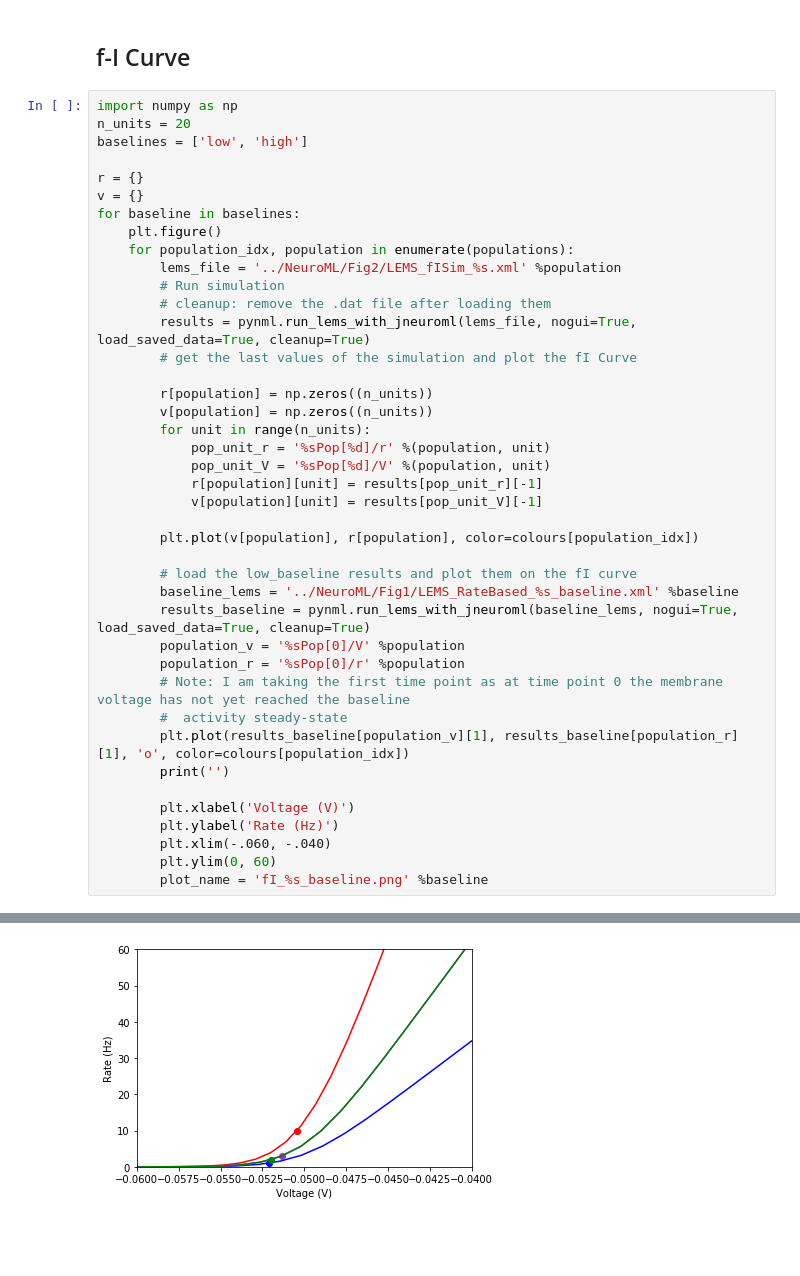
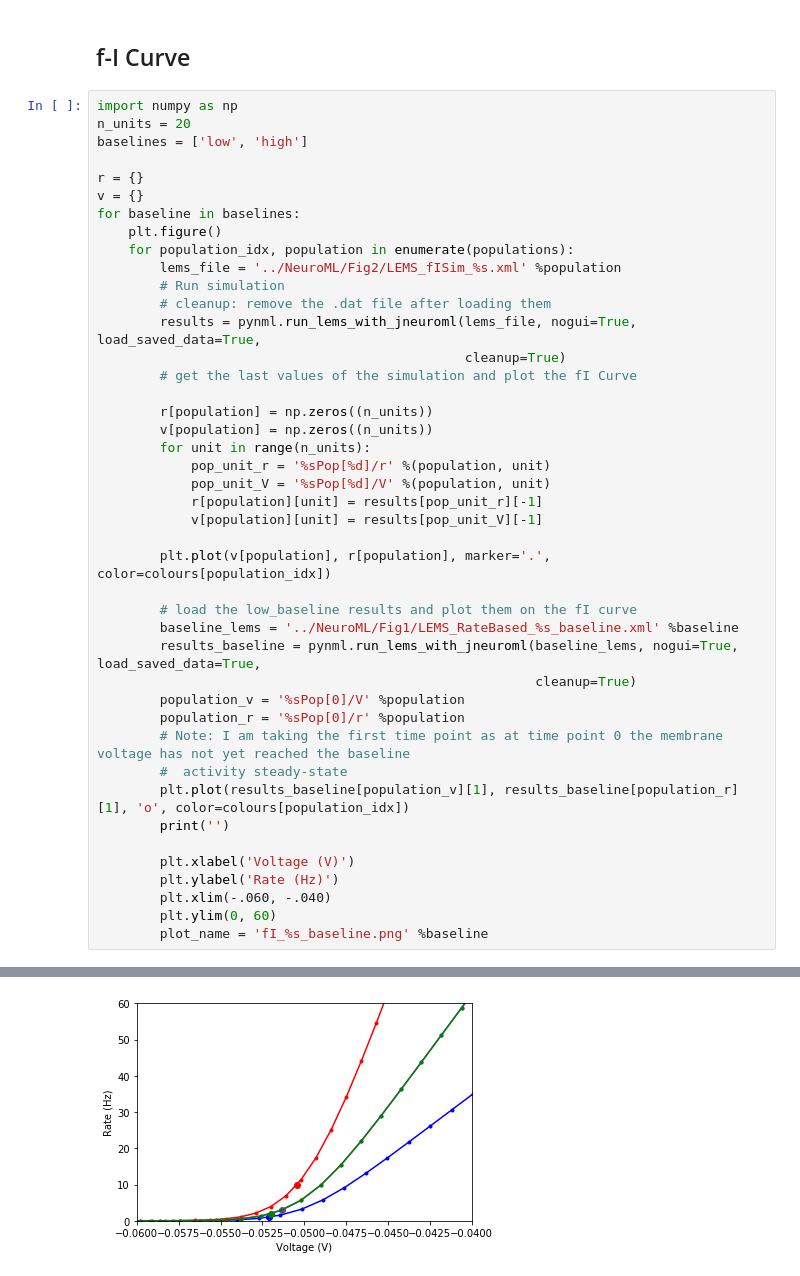
Before and after one commit to OpenSourceBrain/del-Molino2017, a Jupyter notebook: notebooks/Figures.ipynb, the cells around one changed output, grey strips where cells are left out. Saved outputs shown, nothing was run; the diff lists cells and outputs as text; blank space fills up the shorter version.

Commit message:
Notebook: Correct Fig2a/2b and Figure 3
* Plot points that compose Fig2a/2b
* Plot results for Random Population

```diff
--- a/notebooks/Figures.ipynb
+++ b/notebooks/Figures.ipynb
@@ -83,7 +83,8 @@ for baseline in baselines:
         lems_file = '../NeuroML/Fig2/LEMS_fISim_%s.xml' %population
         # Run simulation
         # cleanup: remove the .dat file after loading them
-        results = pynml.run_lems_with_jneuroml(lems_file, nogui=True, load_saved_data=True, cleanup=True)
+        results = pynml.run_lems_with_jneuroml(lems_file, nogui=True, load_saved_data=True,
+                                               cleanup=True)
         # get the last values of the simulation and plot the fI Curve
 
         r[population] = np.zeros((n_units))
@@ -94,39 +95,40 @@ for baseline in baselines:
             r[population][unit] = results[pop_unit_r][-1]
             v[population][unit] = results[pop_unit_V][-1]
 
-        plt.plot(v[population], r[population], color=colours[population_idx])
+        plt.plot(v[population], r[population], marker='.', color=colours[population_idx])
 
         # load the low_baseline results and plot them on the fI curve
         baseline_lems = '../NeuroML/Fig1/LEMS_RateBased_%s_baseline.xml' %baseline
-        results_baseline = pynml.run_lems_with_jneuroml(baseline_lems, nogui=True, load_saved_data=True, cleanup=True)
+        results_baseline = pynml.run_lems_with_jneuroml(baseline_lems, nogui=True, load_saved_data=True,
+                                                        cleanup=True)
         population_v = '%sPop[0]/V' %population
         population_r = '%sPop[0]/r' %population
         # Note: I am taking the first time point as at time point 0 the membrane voltage has not yet reached the baseline
         #  activity steady-state
         plt.plot(results_baseline[population_v][1], results_baseline[population_r][1], 'o', color=colours[population_idx])
         print('')
 
         plt.xlabel('Voltage (V)')
         plt.ylabel('Rate (Hz)')
         plt.xlim(-.060, -.040)
         plt.ylim(0, 60)
         plot_name = 'fI_%s_baseline.png' %baseline
 # %% [output]
 pyNeuroML >>> Reloading data specified in LEMS file: ../NeuroML/Fig2/LEMS_fISim_e.xml (/Users/jessica/Dropbox/GSoC/delMolino/NeuroML/Fig2/LEMS_fISim_e.xml), base_dir: ., cwd: /Users/jessica/Dropbox/GS ...
 pyNeuroML >>> Removing file ./fI_e.dat after having loading its data!
 pyNeuroML >>> Reloading data specified in LEMS file: ../NeuroML/Fig1/LEMS_RateBased_low_baseline.xml (/Users/jessica/Dropbox/GSoC/delMolino/NeuroML/Fig1/LEMS_RateBased_low_baseline.xml), base_dir: .,  ...
 pyNeuroML >>> Removing file ./rates_low.dat after having loading its data!
 
 pyNeuroML >>> Reloading data specified in LEMS file: ../NeuroML/Fig2/LEMS_fISim_pv.xml (/Users/jessica/Dropbox/GSoC/delMolino/NeuroML/Fig2/LEMS_fISim_pv.xml), base_dir: ., cwd: /Users/jessica/Dropbox/ ...
 pyNeuroML >>> Removing file ./fI_pv.dat after having loading its data!
 pyNeuroML >>> Reloading data specified in LEMS file: ../NeuroML/Fig1/LEMS_RateBased_low_baseline.xml (/Users/jessica/Dropbox/GSoC/delMolino/NeuroML/Fig1/LEMS_RateBased_low_baseline.xml), base_dir: .,  ...
 pyNeuroML >>> Removing file ./rates_low.dat after having loading its data!
 
 pyNeuroML >>> Reloading data specified in LEMS file: ../NeuroML/Fig2/LEMS_fISim_sst.xml (/Users/jessica/Dropbox/GSoC/delMolino/NeuroML/Fig2/LEMS_fISim_sst.xml), base_dir: ., cwd: /Users/jessica/Dropbo ...
 pyNeuroML >>> Removing file ./fI_sst.dat after having loading its data!
 ... (23 lines left out)
 pyNeuroML >>> Reloading data specified in LEMS file: ../NeuroML/Fig2/LEMS_fISim_vip.xml (/Users/jessica/Dropbox/GSoC/delMolino/NeuroML/Fig2/LEMS_fISim_vip.xml), base_dir: ., cwd: /Users/jessica/Dropbo ...
 pyNeuroML >>> Removing file ./fI_vip.dat after having loading its data!
 pyNeuroML >>> Reloading data specified in LEMS file: ../NeuroML/Fig1/LEMS_RateBased_high_baseline.xml (/Users/jessica/Dropbox/GSoC/delMolino/NeuroML/Fig1/LEMS_RateBased_high_baseline.xml), base_dir: . ...
 pyNeuroML >>> Removing file ./rates_high.dat after having loading its data!
-[figure, old version]
+[figure, new version]
```
Also changed, not shown: parts of 3 cells of this notebook.
